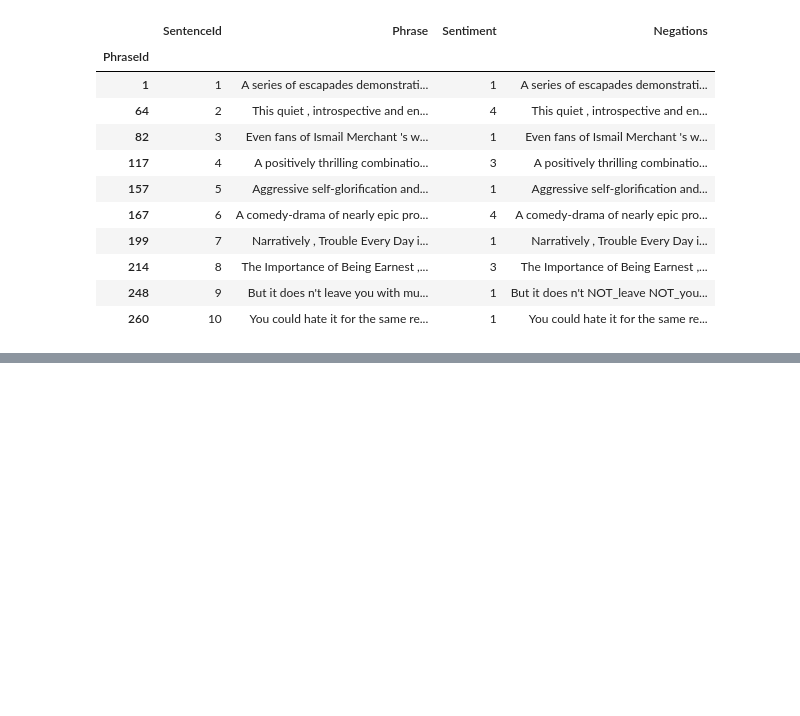
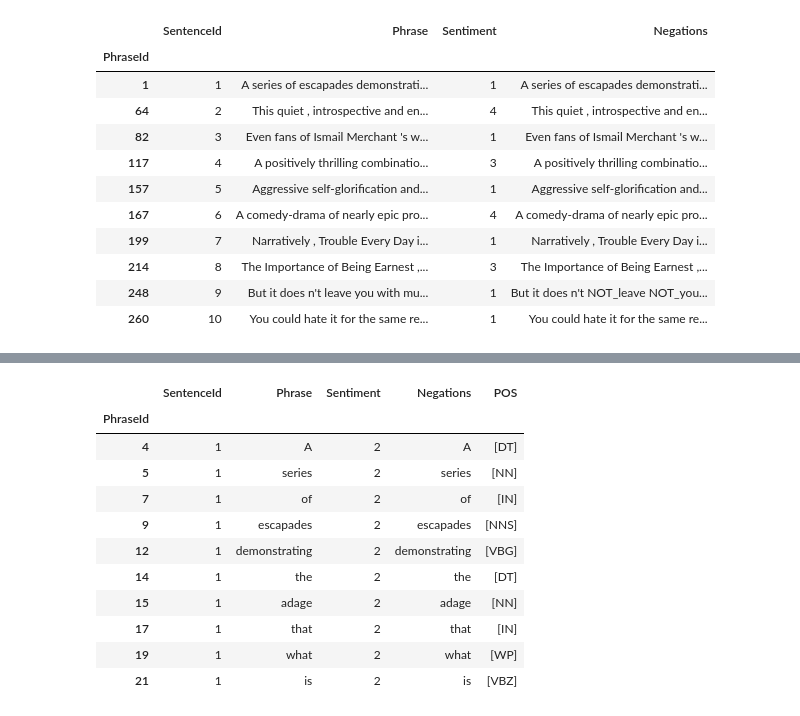
Before and after one commit to paulruvolo/DataScience16CYOA, a Jupyter notebook: Model Iteration 2.ipynb, the cells around one changed output, grey strips where cells are left out. Saved outputs shown, nothing was run; the diff lists cells and outputs as text; code cells hidden in the pictures; blank space fills up the shorter version.

```diff
--- a/Model Iteration 2.ipynb
+++ b/Model Iteration 2.ipynb
@@ -83,0 +125,15 @@ df01.drop_duplicates(['SentenceId']).head(10)
+# %%
+df02_words.head(10)
+# %% [output]
+|  | SentenceId | Phrase | Sentiment | Negations | POS |
+| PhraseId |  |  |  |  |  |
+| 4 | 1 | A | 2 | A | [DT] |
+| 5 | 1 | series | 2 | series | [NN] |
+| 7 | 1 | of | 2 | of | [IN] |
+| 9 | 1 | escapades | 2 | escapades | [NNS] |
+| 12 | 1 | demonstrating | 2 | demonstrating | [VBG] |
+| 14 | 1 | the | 2 | the | [DT] |
+| 15 | 1 | adage | 2 | adage | [NN] |
+| 17 | 1 | that | 2 | that | [IN] |
+| 19 | 1 | what | 2 | what | [WP] |
+| 21 | 1 | is | 2 | is | [VBZ] |
```
Also changed, not shown: parts of 17 cells of this notebook.
